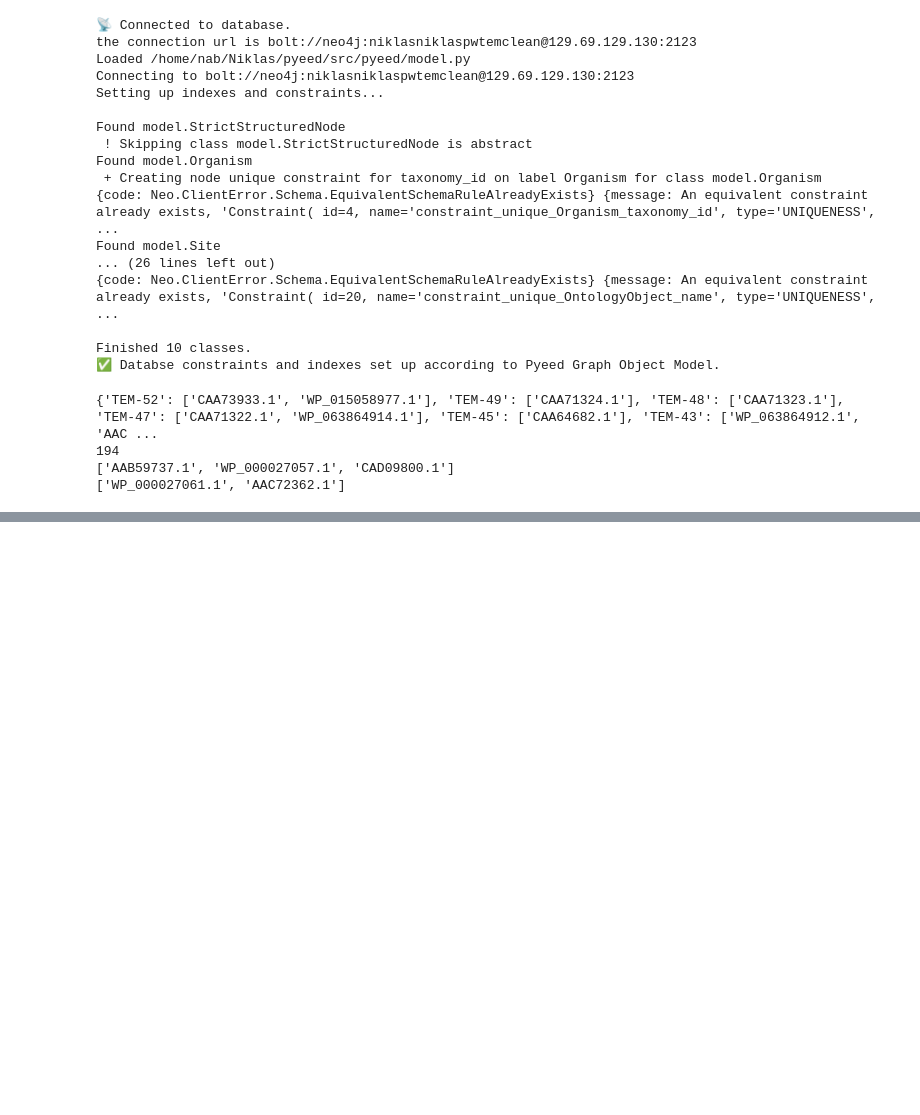
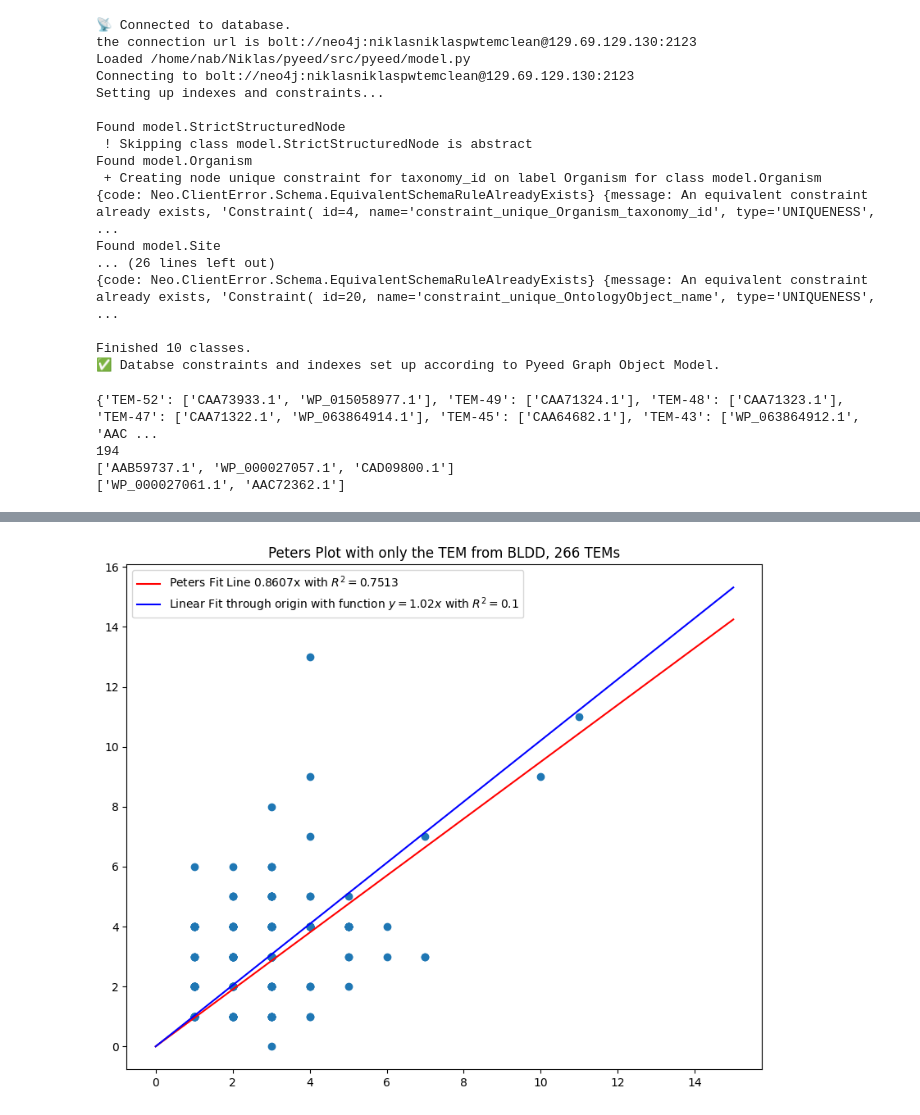
Before and after one commit to PyEED/TEM-lactamase, a Jupyter notebook: scr/code/020_Plots.ipynb, the cells around one changed output, grey strips where cells are left out. Saved outputs shown, nothing was run; the diff lists cells and outputs as text; code cells hidden in the pictures; blank space fills up the shorter version.

```diff
--- a/scr/code/020_Plots.ipynb
+++ b/scr/code/020_Plots.ipynb
@@ -95,0 +116,9 @@ print(data_tem_ids['TEM-10'])
+# %%
+print(result_of_base_blasTEM1a_protein[0])
+# data_tem_ids.values() combine in one list without nested lists
+flat_list = [item for sublist in data_tem_ids.values() for item in sublist]
+print(flat_list)
+# count the number of mutatioons from the results where o.accession_id is in flat_list
+count_mutations = sum(1 for result in result_of_base_blasTEM1a_protein if result['o.accession_id'] in flat_list)
+print(f"The number of mutations from the results where o.accession_id is in flat_list is {count_mutations}")
+# Peters Plot
@@ -95,0 +141,38 @@ print(data_tem_ids['TEM-10'])
+# %%
+# Peters Plot
+data_peters_plot = [[], []] # first list is nonsynonymous mutations, second is synonymous mutations
+
+for i in range(len(result_of_base_blasTEM1a_protein)):
+    if result_of_base_blasTEM1a_protein[i]['o.accession_id'] in flat_list:
+        protein_mutations = len(result_of_base_blasTEM1a_protein[i]['rel_protein.from_positions'])
+        dna_mutations = len(result_of_base_blasTEM1a_protein[i]['rel_dna.from_positions'])
+        synonymous_mutations = dna_mutations - protein_mutations if dna_mutations - protein_mutations > 0 else 0
+        nonsynonymous_mutations = dna_mutations - synonymous_mutations if dna_mutations - synonymous_mutations > 0 else 0
+        data_peters_plot[0].append(nonsynonymous_mutations)
+        data_peters_plot[1].append(synonymous_mutations)
+# %%
+import matplotlib.pyplot as plt
+import numpy as np
+
+plt.figure(figsize=(10, 8))
+plt.scatter(data_peters_plot[0], data_peters_plot[1])
+plt.plot(np.linspace(0, 15, 100), np.linspace(0, 15, 100)*0.95, c='red', label='Peters Fit Line 0.8607x with $R^2 = 0.7513$')
+
+# For regression through origin, we can use numpy's polyfit with deg=1 and setting the intercept to 0
+# by using the appropriate weights
+x = np.array(data_peters_plot[0])
+y = np.array(data_peters_plot[1])
+slope = np.sum(x*y)/np.sum(x*x)  # Formula for linear regression through origin
+
+# Calculate R-squared for regression through origin
+y_pred = slope * x
+ss_tot = np.sum((y - np.mean(y))**2)
+ss_res = np.sum((y - y_pred)**2)
+r_squared = 1 - (ss_res / ss_tot)
+
+plt.plot(np.linspace(0, 15, 100), np.linspace(0, 15, 100)*slope, c='blue', label=f"Linear Fit through origin with function $y = {round(slope, 2)}x$ with $R^2 = {round(r_squared, 2)}$")
+plt.legend()
+plt.title("Peters Plot with only the TEM from BLDD, 266 TEMs")
+plt.show()
+# %% [output]
+[figure, added]
```
Also changed, not shown: parts of 13 cells of this notebook, 4 other files.
